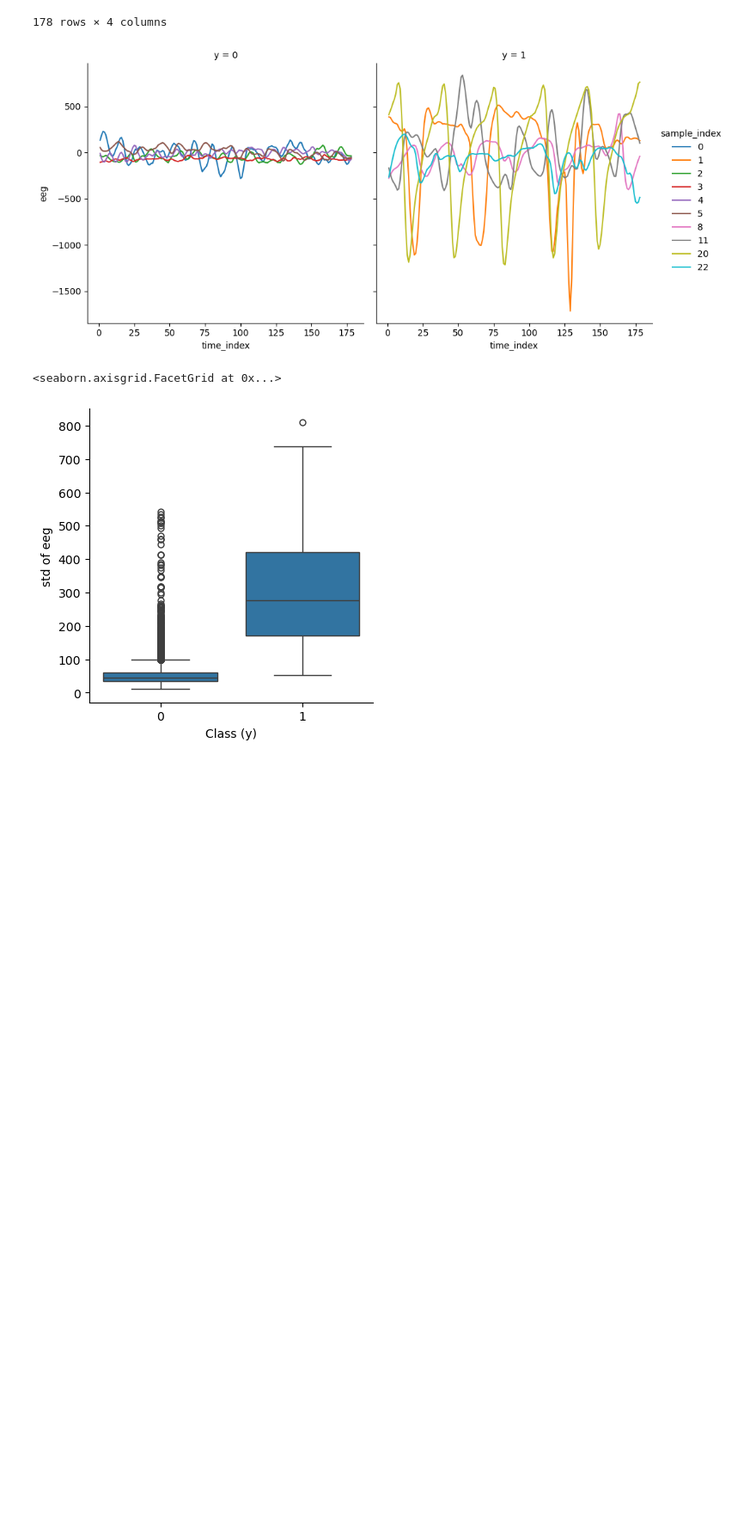
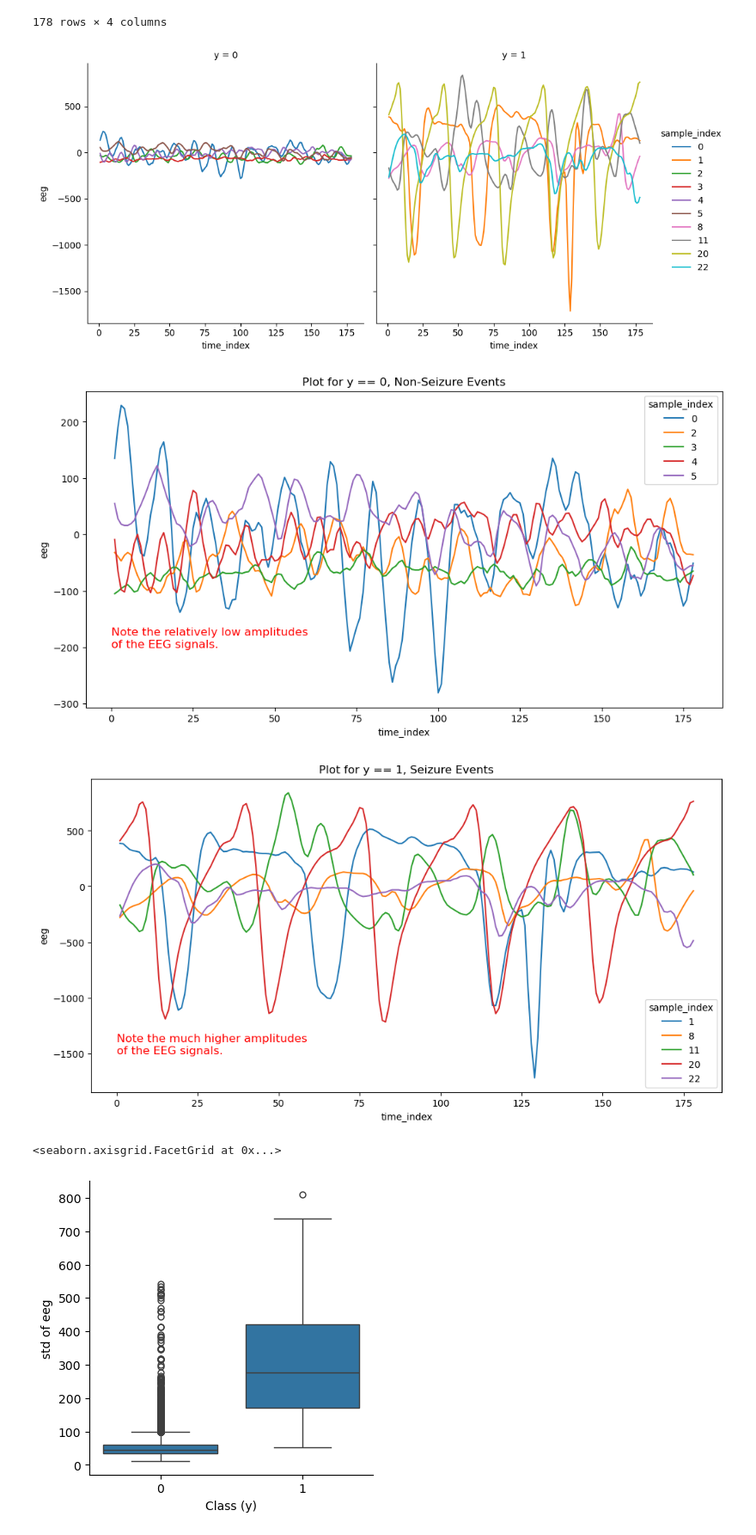
Before and after one commit to donbool/EEG_seizure_detect, a Jupyter notebook: Explore.ipynb, the cells around one changed output. Shown: that part at 86% size. Drawn from its saved outputs; the diff is of its cells as text; code cells hidden in the pictures; blank space fills up the shorter version.

```diff
--- a/Explore.ipynb
+++ b/Explore.ipynb
@@ -160,6 +160,36 @@ g = sns.relplot(
 plt.show()
 # %% [output]
 [figure]
+# %%
+
+# First plot for y == 0
+plt.figure(figsize=(12, 6))
+sns.lineplot(
+    data=data_unpivoted[(data_unpivoted["sample_index"].isin(samples_to_show)) & (data_unpivoted["y"] == 0)],
+    x='time_index',
+    y='eeg',
+    hue='sample_index',
+    palette=sns.color_palette()
+)
+plt.title('Plot for y == 0, Non-Seizure Events')
+plt.text(x=0, y=-200, s='Note the relatively low amplitudes\nof the EEG signals.', fontsize=12, color='red')
+plt.show()
+
+# Second plot for y == 1
+plt.figure(figsize=(12, 6))
+sns.lineplot(
+    data=data_unpivoted[(data_unpivoted["sample_index"].isin(samples_to_show)) & (data_unpivoted["y"] == 1)],
+    x='time_index',
+    y='eeg',
+    hue='sample_index',
+    palette=sns.color_palette()
+)
+plt.title('Plot for y == 1, Seizure Events')
+plt.text(x=0, y=-1500, s='Note the much higher amplitudes\nof the EEG signals.', fontsize=12, color='red')
+plt.show()
+# %% [output]
+[figure, added]
+[figure, added]
 # %%
 
 g = sns.catplot(
```
Also changed, not shown: parts of 1 cell of this notebook.
